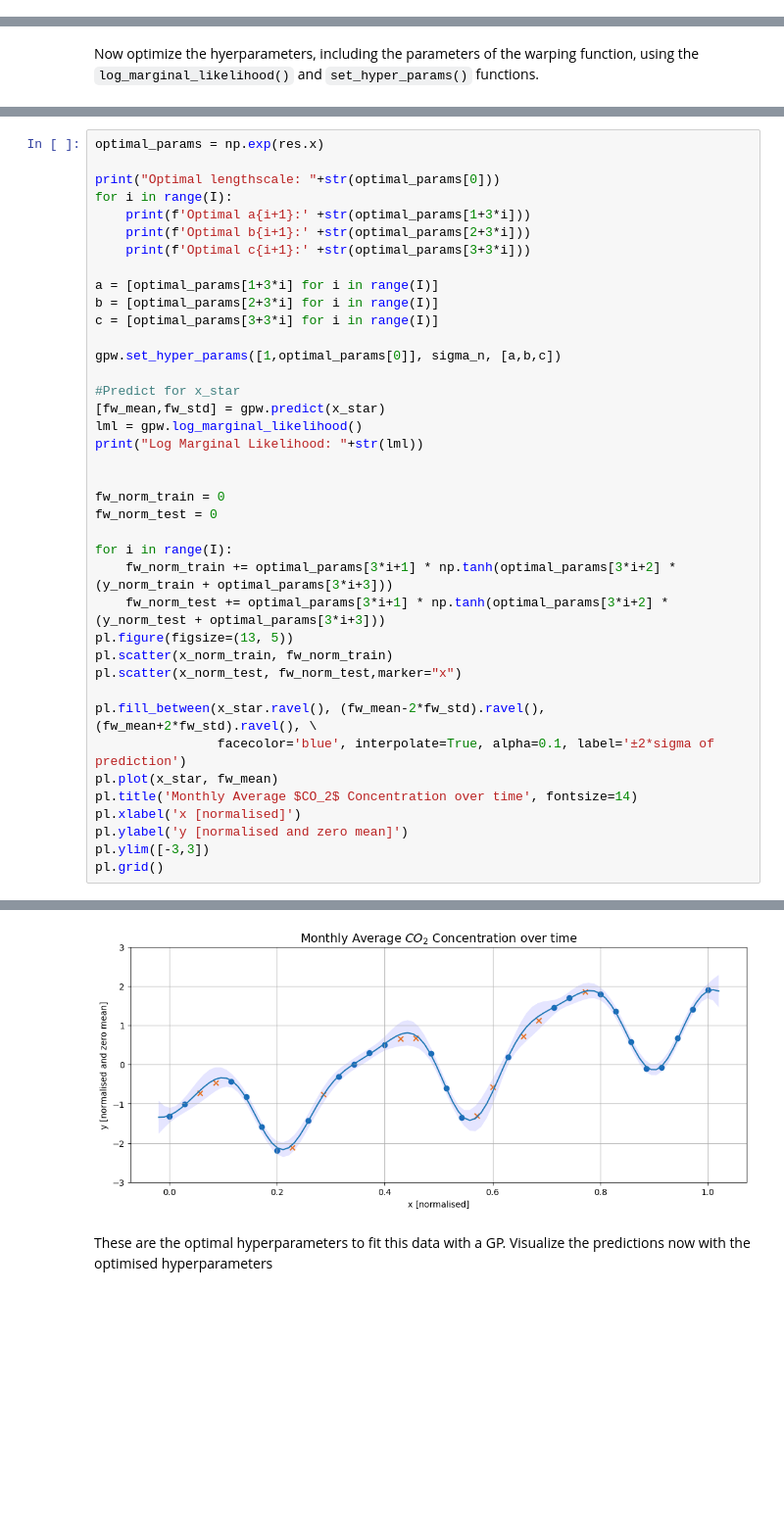
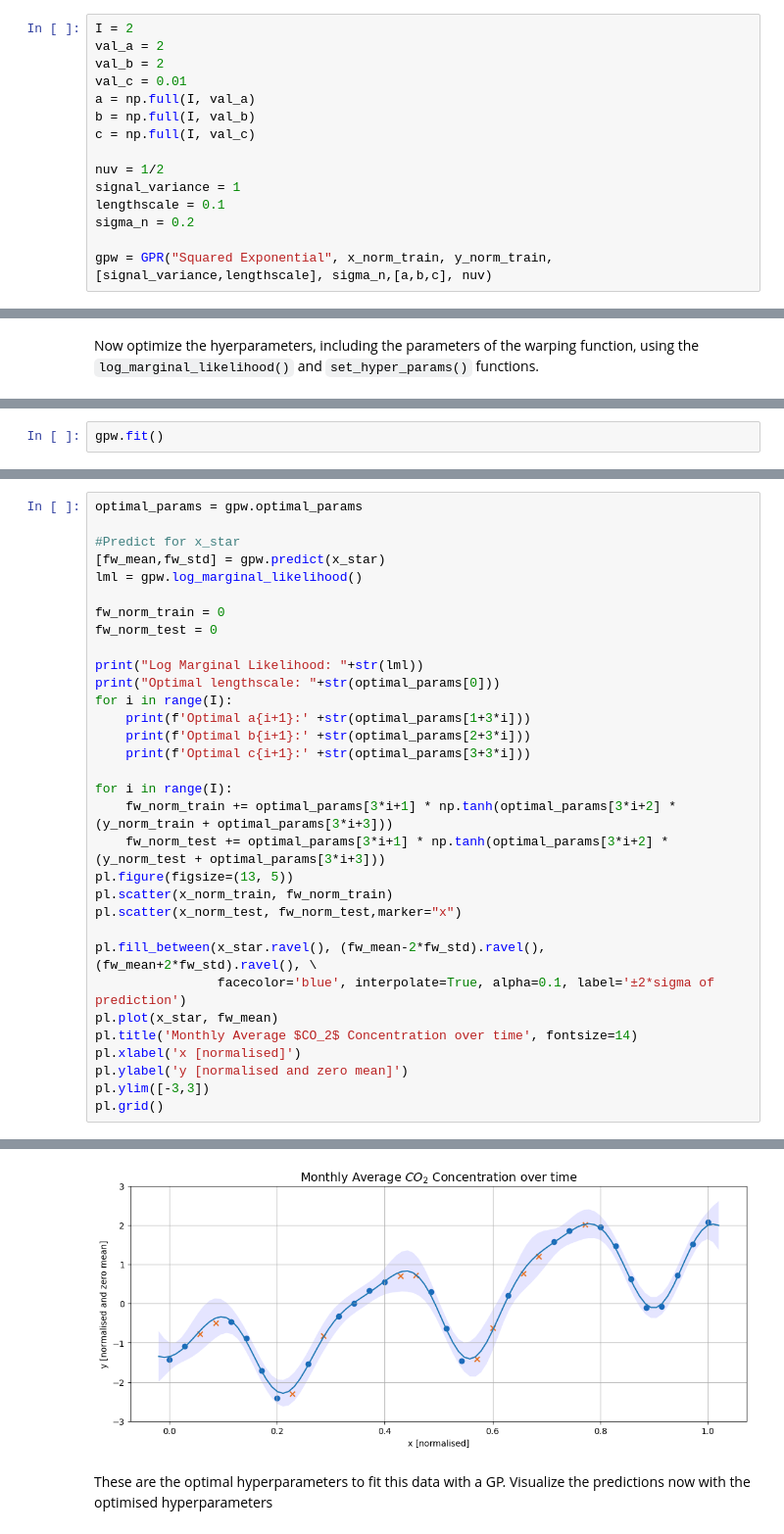
Before and after one commit to Fabian-Leal/Warped-GPs-, a Jupyter notebook: Warping toy data.ipynb, the cells around one changed output, grey strips where cells are left out. Shown at 98% size. Saved outputs shown, nothing was run; the diff lists cells and outputs as text; blank space fills up the shorter version.

```diff
--- a/Warping toy data.ipynb
+++ b/Warping toy data.ipynb
@@ -300,4 +261,19 @@ with $f$ the warping function and $N$ the number of observations.
 In order to implement these two changes however, an extensive number of changes have to be implemented.
 # %% [markdown]
 Now let us plot a regression with an arbitrary value for the hyperparameters to see that the predict function is warping properly
+# %%
+I = 2
+val_a = 2
+val_b = 2
+val_c = 0.01
+a = np.full(I, val_a)
+b = np.full(I, val_b)
+c = np.full(I, val_c)
+
+nuv = 1/2
+signal_variance = 1
+lengthscale = 0.1
+sigma_n = 0.2
+
+gpw = GPR("Squared Exponential", x_norm_train, y_norm_train, [signal_variance,lengthscale], sigma_n,[a,b,c], nuv)
 # %%
@@ -376,0 +304,2 @@ print(res)
+# %%
+gpw.fit()
@@ -377,26 +326,19 @@ print(res)
 # %%
-optimal_params = np.exp(res.x)
+optimal_params = gpw.optimal_params
 
+#Predict for x_star
+[fw_mean,fw_std] = gpw.predict(x_star)
+lml = gpw.log_marginal_likelihood()
+
+fw_norm_train = 0
+fw_norm_test = 0
+
+print("Log Marginal Likelihood: "+str(lml))
 print("Optimal lengthscale: "+str(optimal_params[0]))
 for i in range(I):
     print(f'Optimal a{i+1}:' +str(optimal_params[1+3*i]))
     print(f'Optimal b{i+1}:' +str(optimal_params[2+3*i]))
     print(f'Optimal c{i+1}:' +str(optimal_params[3+3*i]))
-
-a = [optimal_params[1+3*i] for i in range(I)]
-b = [optimal_params[2+3*i] for i in range(I)]
-c = [optimal_params[3+3*i] for i in range(I)]
-
-gpw.set_hyper_params([1,optimal_params[0]], sigma_n, [a,b,c])
-
-#Predict for x_star
-[fw_mean,fw_std] = gpw.predict(x_star)
-lml = gpw.log_marginal_likelihood()
-print("Log Marginal Likelihood: "+str(lml))
-
-
-fw_norm_train = 0
-fw_norm_test = 0
 
 for i in range(I):
     fw_norm_train += optimal_params[3*i+1] * np.tanh(optimal_params[3*i+2] * (y_norm_train + optimal_params[3*i+3]))
@@ -425,4 +367,4 @@ Log Marginal Likelihood: [[21.28842106]]
-[figure, old version]
+[figure, new version]
 # %% [markdown]
 These are the optimal hyperparameters to fit this data with a GP. Visualize the predictions now with the optimised hyperparameters
 # %% [markdown]
```
Also changed, not shown: parts of 14 cells of this notebook, 2 other files.
